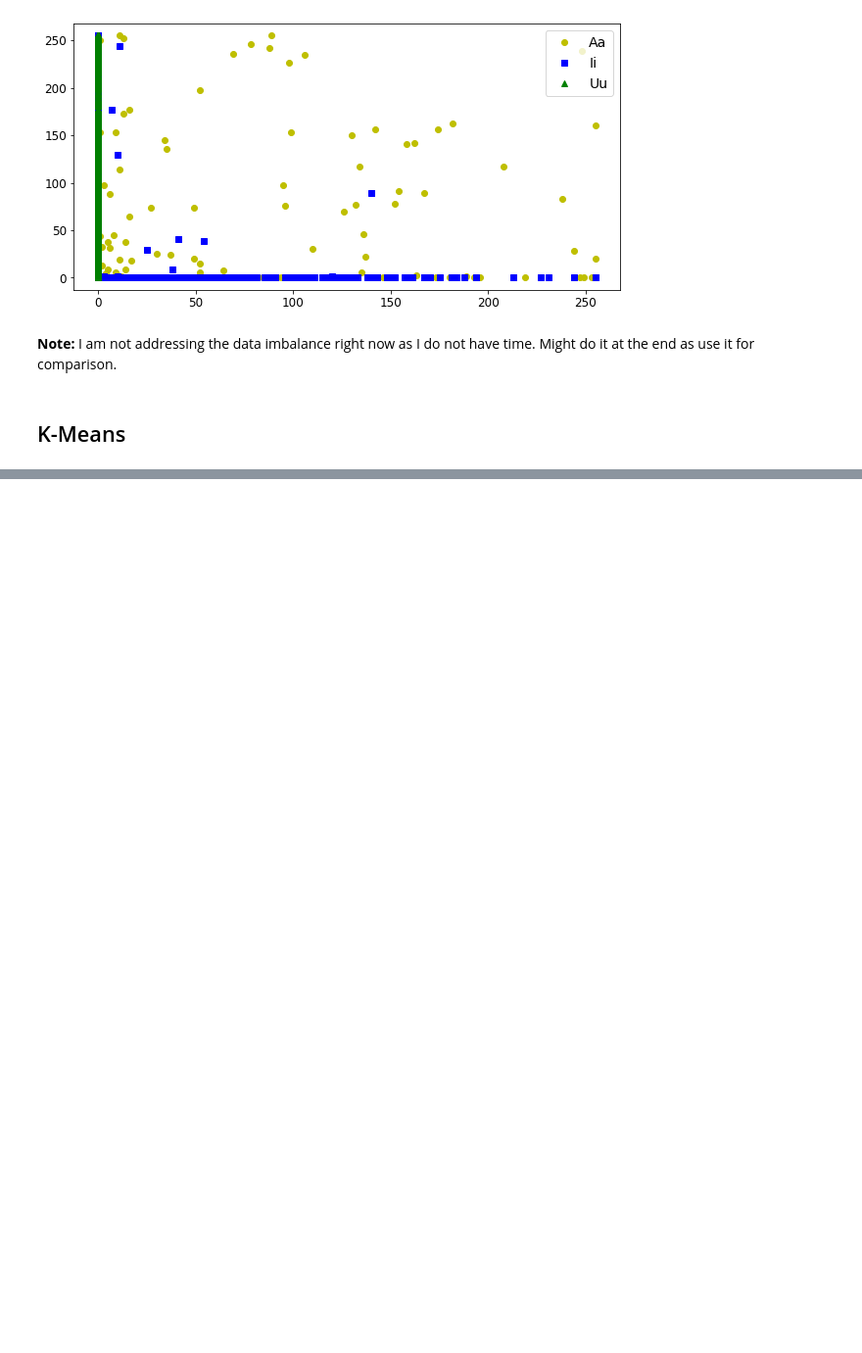
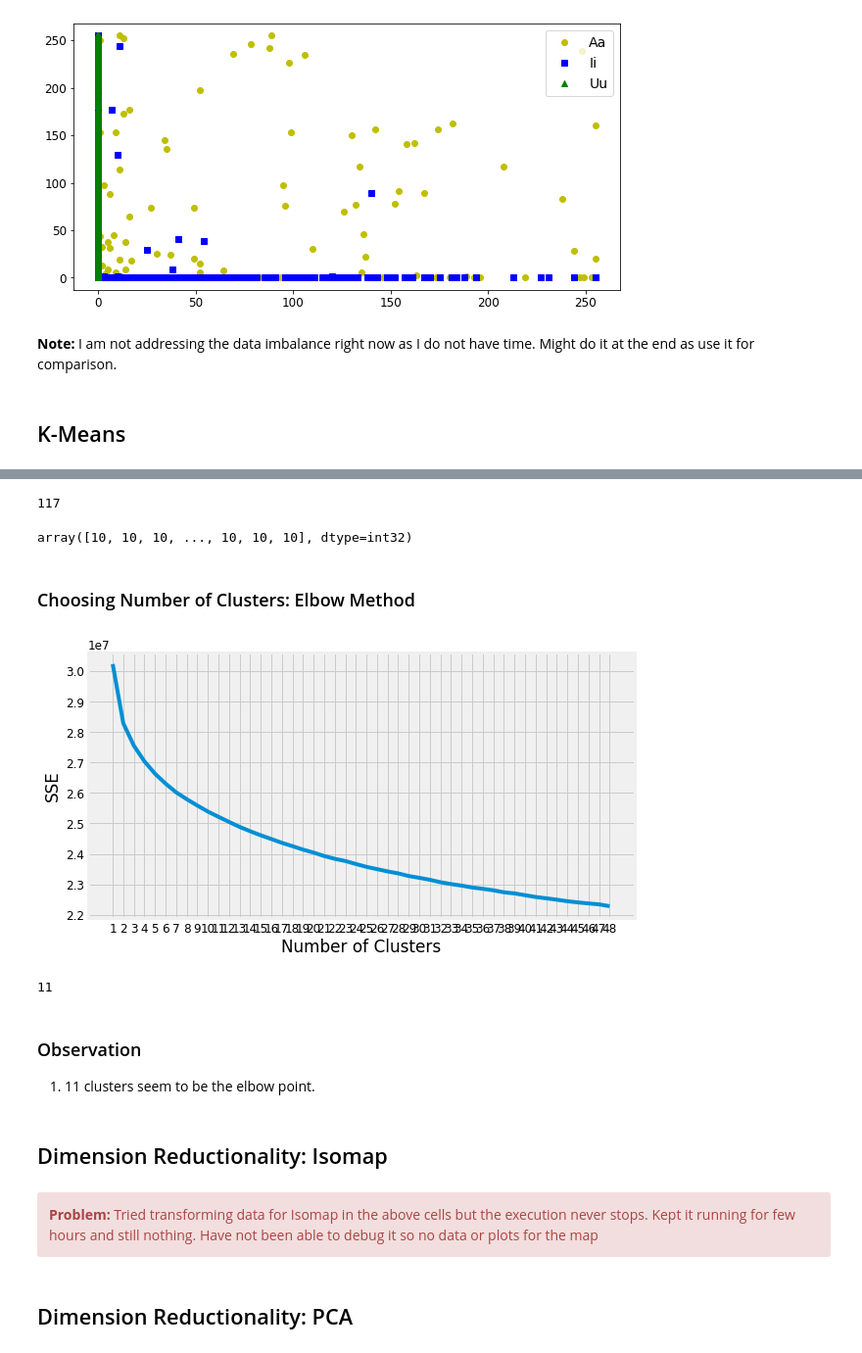
Before and after one commit to shaarick/F21DL, a Jupyter notebook: Clustering.ipynb, the cells around one changed output, grey strips where cells are left out. Shown at 98% size. Drawn from its saved outputs; the diff is of its cells as text; code cells hidden in the pictures; blank space fills up the shorter version.

Commit message:
Clustering

```diff
--- a/Clustering.ipynb
+++ b/Clustering.ipynb
@@ -161,8 +156,3 @@ plt.show()
 from sklearn.cluster import KMeans
 from sklearn.preprocessing import StandardScaler
 from kneed import KneeLocator
-# %%
-# Standardizing data
-scaler = StandardScaler()
-scaler.fit(xTrain)
-xtrain = scaler.fit_transform(xTrain)
@@ -172,3 +163,6 @@ y_pred = kmeans.fit_predict(xTrain)
+# %%
+kmeans = KMeans(n_clusters=15, random_state=42, init="k-means++")
+y_pred = kmeans.fit_predict(xTrain)
 # %%
 y_pred
 # %% [output]
@@ -218,12 +169,0 @@ array([13, 13, 13, ..., 13, 13, 13], dtype=int32)
-# %%
-kmeans_kwargs = {
-    "init": "k-means++",
-    "max_iter": 300,
-    "random_state": 42
-}
-
-sse = []
-for k in range(1,49):
-    kmeans = KMeans(n_clusters=k, **kmeans_kwargs)
-    kmeans.fit(xTest)
-    sse.append(kmeans.inertia_)
@@ -246,0 +194,4 @@ kl.elbow
+# %%
+kmeans.n_iter_
+# %% [output]
+117
@@ -246,0 +206,38 @@ kl.elbow
+# %%
+kmeans.predict(xTest)
+# %% [output]
+array([10, 10, 10, ..., 10, 10, 10], dtype=int32)
+# %% [markdown]
+### Choosing Number of Clusters: Elbow Method
+# %%
+kmeans_kwargs = {
+    "init": "k-means++",
+    "max_iter": 10,
+    "random_state": 42
+}
+
+sse = []
+for k in range(1,15):
+    kmeans = KMeans(n_clusters=k, **kmeans_kwargs)
+    kmeans.fit(xTest)
+    sse.append(kmeans.inertia_)
+# %%
+plt.figure(figsize=(10,5))
+plt.style.use("fivethirtyeight")
+plt.plot(range(1,49), sse)
+plt.xticks(range(1,49))
+plt.xlabel("Number of Clusters")
+plt.ylabel("SSE")
+plt.show()
+# %% [output]
+[figure, added]
+# %%
+kl = KneeLocator(range(1,49), sse, curve="convex", direction="decreasing")
+kl.elbow
+# %% [output]
+11
+# %% [markdown]
+### Observation
+1. 11 clusters seem to be the elbow point.
+# %% [markdown]
+## Dimension Reductionality: Isomap
@@ -246,0 +292,6 @@ kl.elbow
+# %% [markdown]
+<div class="alert alert-block alert-danger">
+    <b> Problem: </b> Tried transforming data for Isomap in the above cells but the execution never stops. Kept it running for few hours and still nothing. Have not been able to debug it so no data or plots for the map </b>
+    </div>
+# %% [markdown]
+## Dimension Reductionality: PCA
```
Also changed, not shown: parts of 43 cells of this notebook.
